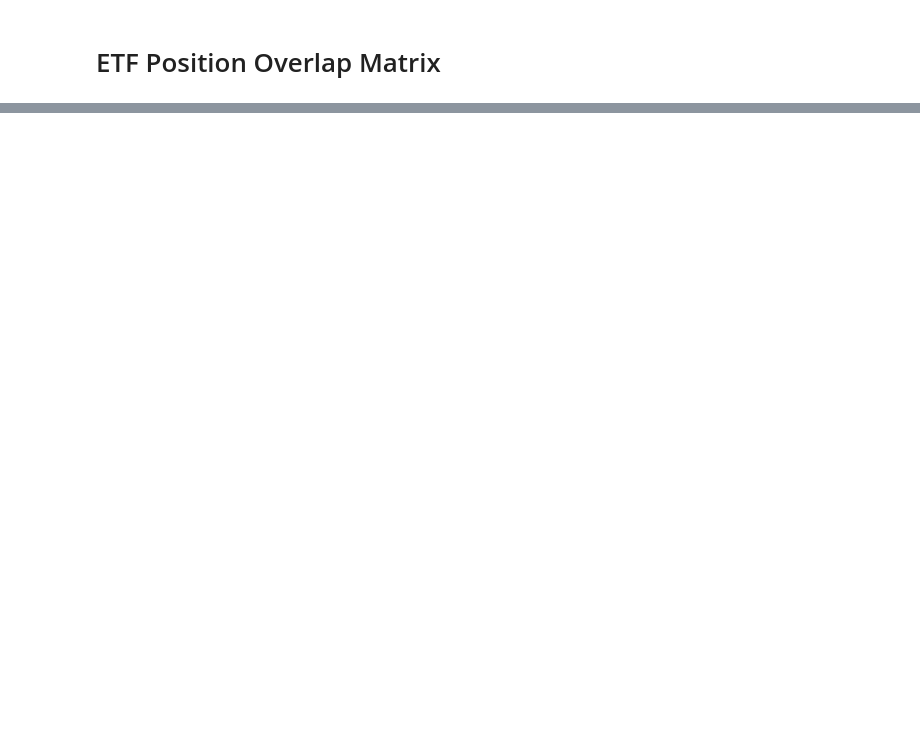
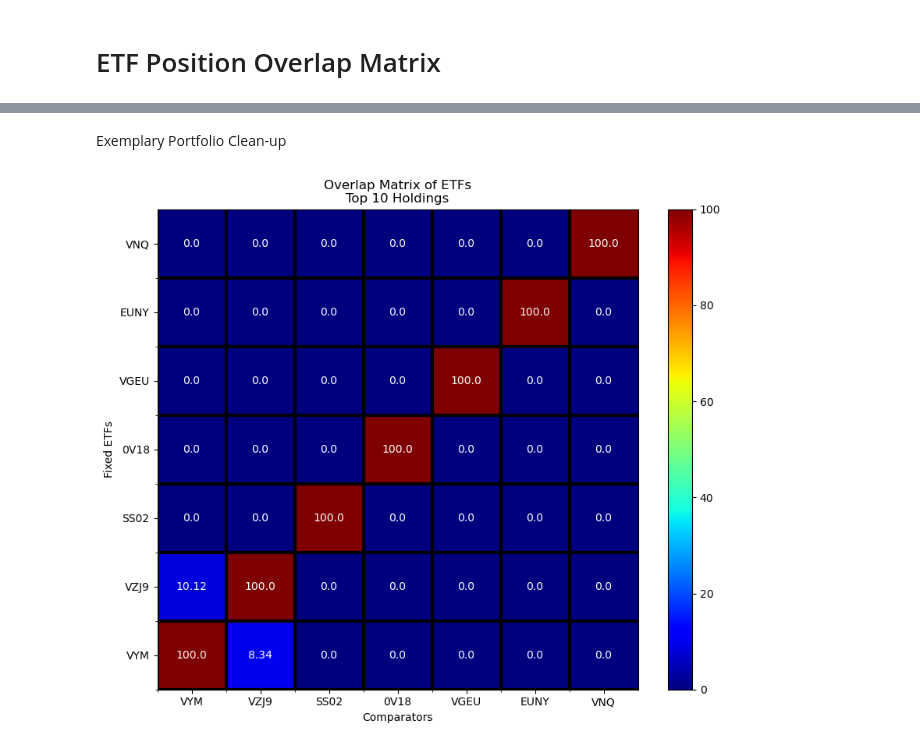
Before and after one commit to NIlS-Z99/Invest-Tool, a Jupyter notebook: stock_analysis.ipynb, the cells around one changed output, grey strips where cells are left out. Drawn from its saved outputs; the diff is of its cells as text; code cells hidden in the pictures; blank space fills up the shorter version.

```diff
--- a/stock_analysis.ipynb
+++ b/stock_analysis.ipynb
@@ -74,0 +77,33 @@ etf_pos_overlap_plot(t10hold, syms)
+# %% [markdown]
+Exemplary Portfolio Clean-up
+# %%
+syms = [
+    #"09SN",
+    "VYM",
+    "VZJ9",
+    #"ZPRG",
+    "SS02",
+    #"025D",
+    "0V18",
+    "VGEU",
+    "EUNY",
+    "VNQ"
+]
+
+t10hold = [
+    #pd.DataFrame([{"SYM":"ABBV","Assets":4.28},{"SYM":"CSCO","Assets":4.22},{"SYM":"PEP","Assets":4.22},{"SYM":"UPS","Assets":4.21},{"SYM":"KO","Assets":4.17},{"SYM":"TXN","Assets":4.16},{"SYM":"VZ","Assets":4.15},{"SYM":"AMGN","Assets":4.07},{"SYM":"PFE","Assets":4.06},{"SYM":"AVGO","Assets":4.00}]).T,
+    pd.DataFrame([{"SYM":"ABBV","Assets":1.96},{"SYM":"BAC","Assets":1.74},{"SYM":"CVX","Assets":2.24},{"SYM":"LLY","Assets":1.89},{"SYM":"XOM","Assets":3.26},{"SYM":"JNJ","Assets":2.91},{"SYM":"JPM","Assets":3.01},{"SYM":"MRK","Assets":1.94},{"SYM":"PG","Assets":2.34},{"SYM":"HD","Assets":2.21}]).T,
+    pd.DataFrame([{"SYM":"OMC","Assets":1.47},{"SYM":"INTC","Assets":1.46},{"SYM":"ABBV","Assets":1.46},{"SYM":"PWC","Assets":1.46},{"SYM":"PKG","Assets":1.44},{"SYM":"DRI","Assets":1.44},{"SYM":"EXR","Assets":1.43},{"SYM":"STX","Assets":1.43},{"SYM":"PARA","Assets":1.42},{"SYM":"SO","Assets":1.41}]).T,
+    #pd.DataFrame([{"SYM":"A2A","Assets":1.73},{"SYM":"ADEN","Assets":1.87},{"SYM":"HIW","Assets":1.88},{"SYM":"KW","Assets":1.78},{"SYM":"LTC","Assets":1.80},{"SYM":"LYB","Assets":1.73},{"SYM":"NWL","Assets":1.99},{"SYM":"PARA","Assets":1.74},{"SYM":"WU","Assets":1.81},{"SYM":"VZ","Assets":1.87}]).T,
+    pd.DataFrame([{"SYM":"A2A","Assets":1.49},{"SYM":"LNVGY","Assets":1.51},{"SYM":"ADEN","Assets":1.52},{"SYM":"17HK","Assets":1.56},{"SYM":"LGEN","Assets":1.31},{"SYM":"BASFY","Assets":1.28},{"SYM":"BYG","Assets":1.27},{"SYM":"JHG","Assets":1.26},{"SYM":"JBH","Assets":1.24},{"SYM":"GWS","Assets":1.23}]).T,
+    #pd.DataFrame([{"SYM":"TCEHY","Assets":1.11},{"SYM":"TSM","Assets":1.05},{"SYM":"ASML","Assets":1.04},{"SYM":"005930KS","Assets":0.93},{"SYM":"NOVO B","Assets":0.93},{"SYM":"SHEL","Assets":0.90},{"SYM":"LVMH","Assets":0.87},{"SYM":"ROG","Assets":0.84},{"SYM":"AZN","Assets":0.81},{"SYM":"NOVN","Assets":0.71}]).T,
+    pd.DataFrame([{"SYM":"005930KS","Assets":3.3},{"SYM":"TM","Assets":2.4},{"SYM":"BHP","Assets":2.2},{"SYM":"1299HK","Assets":1.8},{"SYM":"CBA","Assets":1.6},{"SYM":"SONY","Assets":1.6},{"SYM":"KYCCF","Assets":1.3},{"SYM":"CSL","Assets":1.3},{"SYM":"MUFG","Assets":1.0},{"SYM":"DSNKY","Assets":1.0}]).T,
+    pd.DataFrame([{"SYM":"NSRGY","Assets":3.01}, {"SYM":"ASML","Assets":2.46}, {"SYM":"OMX","Assets":2.19}, {"SYM":"SHEL","Assets":2.14}, {"SYM":"LVMH","Assets":2.05}, {"SYM":"ROG","Assets":1.98}, {"SYM":"AZN","Assets":1.92}, {"SYM":"NVS","Assets":1.68}, {"SYM":"HSBC","Assets":1.53}, {"SYM":"TTE","Assets":1.42}]).T,
+    pd.DataFrame([{"SYM":"UNTR","Assets":1.74}, {"SYM":"2636","Assets":1.69}, {"SYM":"ITMG","Assets":1.64}, {"SYM":"CSMG3","Assets":1.61}, {"SYM":"PTBA","Assets":1.59}, {"SYM":"AP4","Assets":1.55}, {"SYM":"VEDL","Assets":1.52}, {"SYM":"TAEE11","Assets":1.49}, {"SYM":"2357","Assets":1.49}, {"SYM":"CAP","Assets":1.46}]).T,
+    pd.DataFrame([{"SYM":"PLD","Assets":7.75}, {"SYM":"AMT","Assets":6.27}, {"SYM":"EQIX","Assets":4.33}, {"SYM":"CCI","Assets":3.85}, {"SYM":"PSA","Assets":3.21}, {"SYM":"O","Assets":2.73}, {"SYM":"SPG","Assets":2.64}, {"SYM":"WELL","Assets":2.30}, {"SYM":"DLR","Assets":1.94}, {"SYM":"VICI","Assets":1.92}]).T
+]
+
+# rows are to be compared not columns
+etf_pos_overlap_plot(t10hold, syms)
+# %% [output]
+[figure, added]
```
Also changed, not shown: parts of 4 cells of this notebook.
